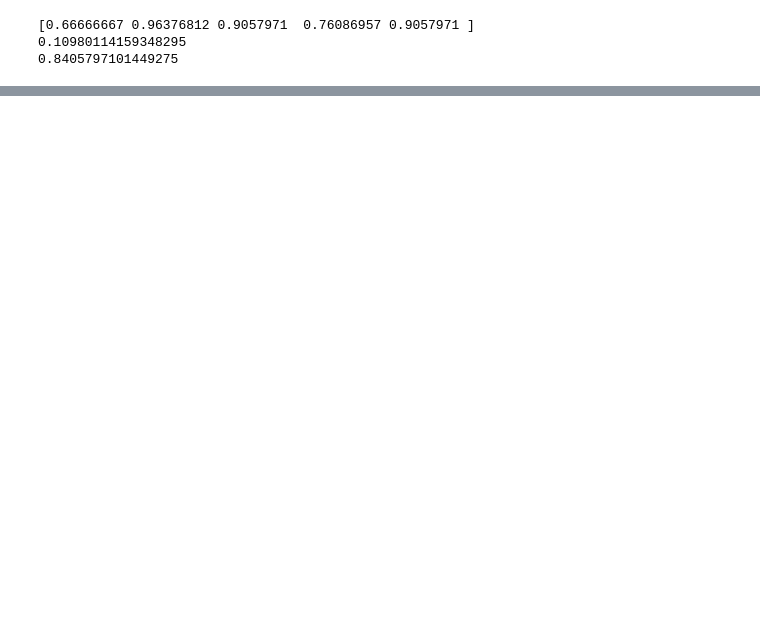
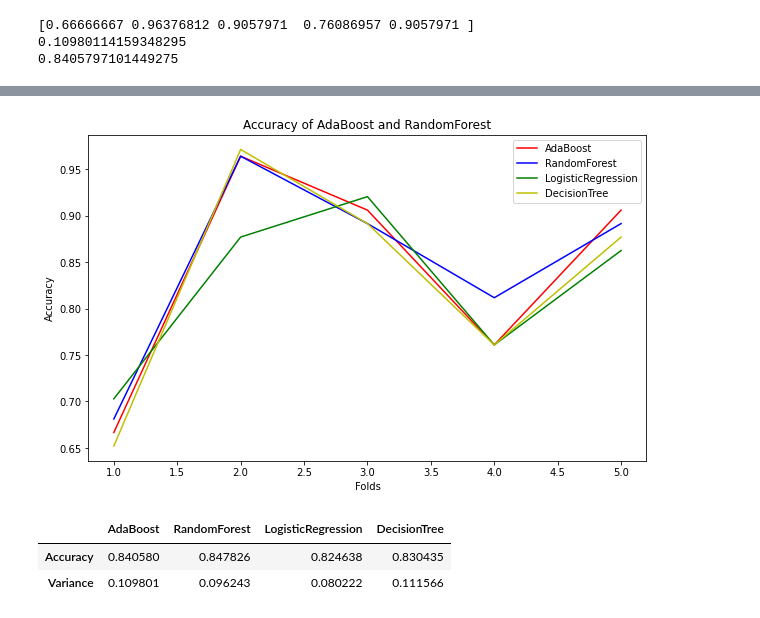
Before and after one commit to CambridgeZ/DataMining_Course_experiment, a Jupyter notebook: 实验二/决策树分类.ipynb, the cells around one changed output, grey strips where cells are left out. Drawn from its saved outputs; the diff is of its cells as text; code cells hidden in the pictures; blank space fills up the shorter version.

```diff
--- a/实验二/决策树分类.ipynb
+++ b/实验二/决策树分类.ipynb
@@ -259,6 +259,6 @@ print(scores.mean())
 # %%
 # 基于随机森林的分类
 clf = RandomForestClassifier(n_estimators=120, max_depth=3)
-scores = cross_val_score(clf, data_ori[predictors], data_ori[target], cv=5)
-print (scores)
+scores_rf = cross_val_score(clf, data_ori[predictors], data_ori[target], cv=5)
+print (scores_rf)
 # %% [output]
@@ -266,7 +266,15 @@ print (scores)
 # %%
 tree_clf = tree.DecisionTreeClassifier(max_depth=4,criterion='entropy') # 基于决策树的分类
+scores_dt = cross_val_score(tree_clf, data_ori[predictors], data_ori[target], cv=5)
+print ('entropy')
+print (scores_dt)
+print('std= %f' % scores_dt.std())
+print (scores_dt.mean())
+
+print ('gini')
+tree_clf = tree.DecisionTreeClassifier(max_depth=4,criterion='gini')
 scores = cross_val_score(tree_clf, data_ori[predictors], data_ori[target], cv=5)
 print (scores)
-print('std= %f' % scores.std())
+print (scores.std())
 print (scores.mean())
 # %% [output]
@@ -276,10 +289,10 @@ std= 0.111566
 # %%
 # 基于AdaBoost的分类
 clf = AdaBoostClassifier(n_estimators=120, algorithm='SAMME')
-scores = cross_val_score(clf, data_ori[predictors], data_ori[target], cv=5)
-print (scores)
-print (scores.std())
-print (scores.mean())
+scores_ada = cross_val_score(clf, data_ori[predictors], data_ori[target], cv=5)
+print (scores_ada)
+print (scores_ada.std())
+print (scores_ada.mean())
 # %% [output]
 [0.66666667 0.96376812 0.9057971  0.76086957 0.9057971 ]
 0.10980114159348295
@@ -374,0 +300,32 @@ KeyError: 2
+# %%
+# 绘制对比图
+import matplotlib.pyplot as plt
+%matplotlib inline
+
+plt.figure(figsize=(10,6))
+
+
+
+plt.plot([1,2,3,4,5],scores_ada,'r',label='AdaBoost')
+plt.plot([1,2,3,4,5],scores_rf,'b',label='RandomForest')
+plt.plot([1,2,3,4,5],scores_lr,'g',label='LogisticRegression')
+plt.plot([1,2,3,4,5],scores_dt,'y',label='DecisionTree')
+
+
+plt.legend(loc='upper right')
+plt.xlabel('Folds')
+plt.ylabel('Accuracy')
+plt.title('Accuracy of AdaBoost and RandomForest')
+plt.show()
+# %% [output]
+[figure, added]
+# %%
+# 对于四种分析方法的准确率、方差列成表格
+
+data = {'AdaBoost':[scores_ada.mean(),scores_ada.std()],'RandomForest':[scores_rf.mean(),scores_rf.std()],'LogisticRegression':[scores_lr.mean(),scores_lr.std()],'DecisionTree':[scores_dt.mean(),scores_dt.std()]}
+df = pd.DataFrame(data,index=['Accuracy','Variance'])
+df
+# %% [output]
+|  | AdaBoost | RandomForest | LogisticRegression | DecisionTree |
+| Accuracy | 0.840580 | 0.847826 | 0.824638 | 0.830435 |
+| Variance | 0.109801 | 0.096243 | 0.080222 | 0.111566 |
```
Also changed, not shown: parts of 5 cells of this notebook, 1 other file.
